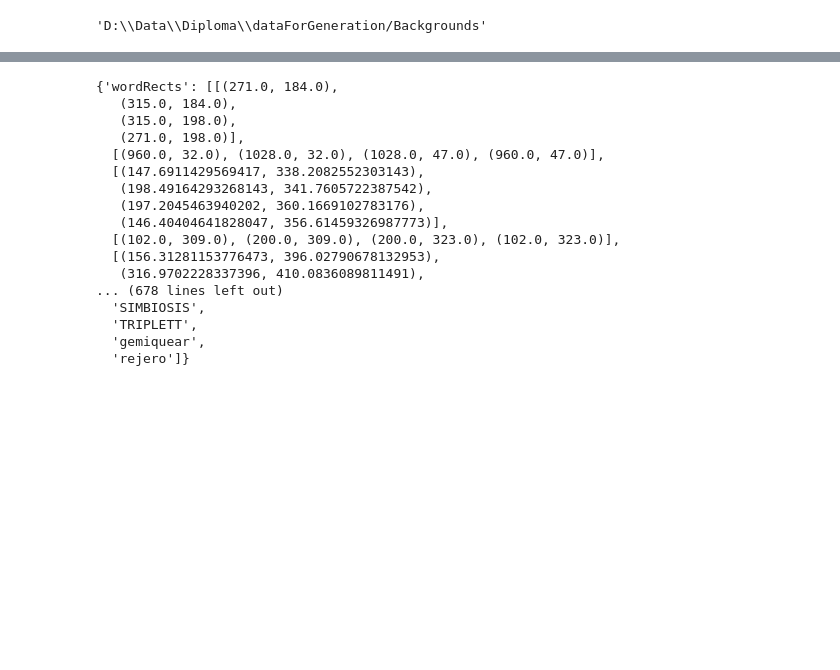
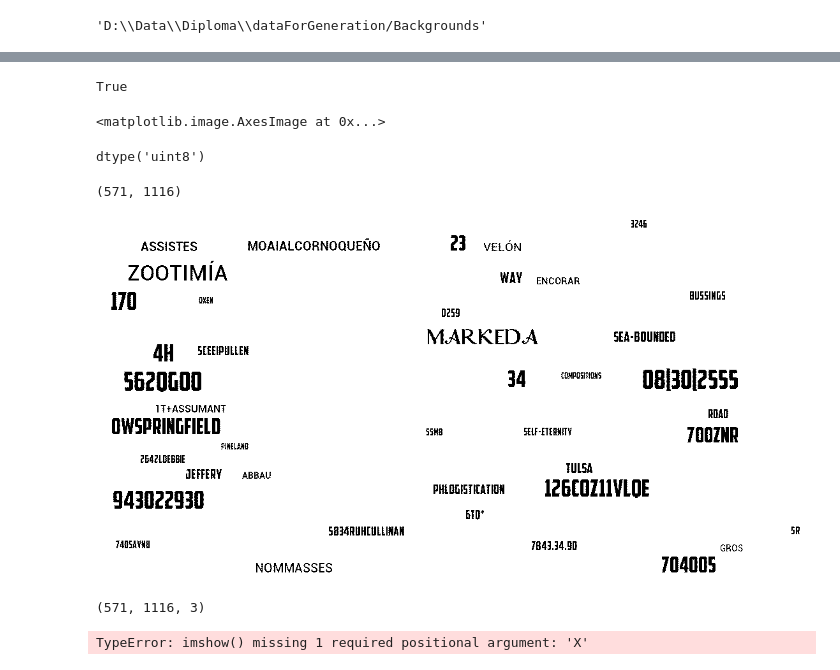
Before and after one commit to paknikolay/binarization, a Jupyter notebook: generator.ipynb, the cells around one changed output, grey strips where cells are left out. Drawn from its saved outputs; the diff is of its cells as text; code cells hidden in the pictures; blank space fills up the shorter version.

```diff
--- a/generator.ipynb
+++ b/generator.ipynb
@@ -1600,10 +1600,10 @@ from tqdm import tqdm_notebook as tn
 import PIL
 # %%
 part = "Validate"
-part = "Train1"
-part = "Test"
+#part = "Train1"
+#part = "Test"
 #part = "Train3"
-additionalName = "_noAugModified"
+additionalName = "y"
 pathToDataForGeneration = "D:\Data\Diploma\dataForGeneration/"
 pathToBackGrounds = pathToDataForGeneration + "Backgrounds" + part
 pathToOutDir = "D:\Data\Diploma\generated//" + part + additionalName +"//" #+"noAug2//"
@@ -1642,9 +1642,24 @@ for file in tn(os.listdir(pathToBackGrounds)):
             gtName = "/"+ name + ".png"
             charMapName = "/"+ name + "CharMap.png"
             distortedImage.save(pathToGenerated + distoredImageName)
-            textImage.save(pathToGT + gtName)
-            plt.imshow(imd.characterMap)
-            plt.show()
+            #textImage.save(pathToGT + gtName)
+            #plt.imshow(imd.characterMap)
+            #plt.show()
+            im = np.array(textImage)
+            if len(im.shape) == 3:
+                im = np.array(textImage)
+                im = im[:,:,0]
+                if np.max(im) == 1:
+                    im = im * 255
+                #im = (1-im)*255
+            zeroCount = np.sum(im==0)
+            nonZeroCount = np.sum(im == 255)
+            if zeroCount > nonZeroCount:
+                im = 255 - im
+
+            im[im<255] = 0
+            assert(np.sum(im==0) < np.sum(im==255))
+            cv2.imwrite(pathToGT + gtName , np.array(im,dtype=np.uint8))
 
             cv2.imwrite(pathToGT + charMapName ,imd.characterMap)
             with open(pathToGT + "/"+ name+ ".json", mode="w") as f:
@@ -1735,0 +1778,8 @@ D:\Data\Diploma\generated//Test_noAugModified//gt/1579697626_9-p-foni-so-slozhni
+# %%
+cv2.imwrite(pathToGT + gtName , np.array(np.array(textImage)[:,:,2] < 250,dtype=np.uint8))
+# %% [output]
+True
+# %%
+plt.imshow(np.array(textImage))
+# %% [output]
+<matplotlib.image.AxesImage at 0x...>
@@ -1735,0 +1788,8 @@ D:\Data\Diploma\generated//Test_noAugModified//gt/1579697626_9-p-foni-so-slozhni
+# %%
+im.dtype
+# %% [output]
+dtype('uint8')
+# %%
+im.shape
+# %% [output]
+(571, 1116)
@@ -1736,23 +1799,17 @@ D:\Data\Diploma\generated//Test_noAugModified//gt/1579697626_9-p-foni-so-slozhni
+# %%
+textImage.convert("1")
+# %% [output]
+[figure, added]
+# %%
+np.array(np.array(textImage) > 0, dtype=np.int8).shape
+# %% [output]
+(571, 1116, 3)
+# %%
+plt.imshow()
+# %% [output]
+TypeError: imshow() missing 1 required positional argument: 'X'
 # %%
 imd.annotation
-# %% [output]
-{'wordRects': [[(271.0, 184.0),
-   (315.0, 184.0),
-   (315.0, 198.0),
-   (271.0, 198.0)],
-  [(960.0, 32.0), (1028.0, 32.0), (1028.0, 47.0), (960.0, 47.0)],
-  [(147.6911429569417, 338.2082552303143),
-   (198.49164293268143, 341.7605722387542),
-   (197.2045463940202, 360.1669102783176),
-   (146.40404641828047, 356.61459326987773)],
-  [(102.0, 309.0), (200.0, 309.0), (200.0, 323.0), (102.0, 323.0)],
-  [(156.31281153776473, 396.02790678132953),
-   (316.9702228337396, 410.0836089811491),
-... (678 lines left out)
-  'SIMBIOSIS',
-  'TRIPLETT',
-  'gemiquear',
-  'rejero']}
 # %%
 plt.imshow(imd.characterMap)
 plt.show()
```
Also changed, not shown: parts of 12 cells of this notebook.
